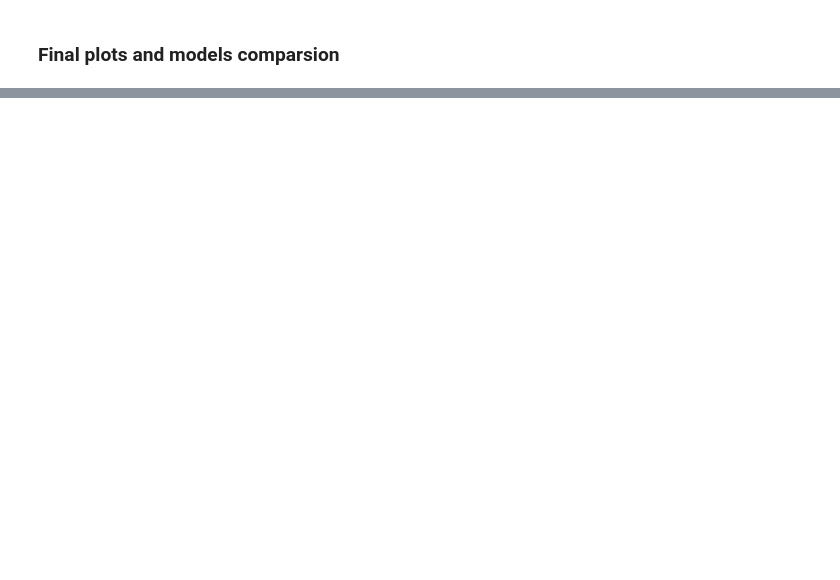
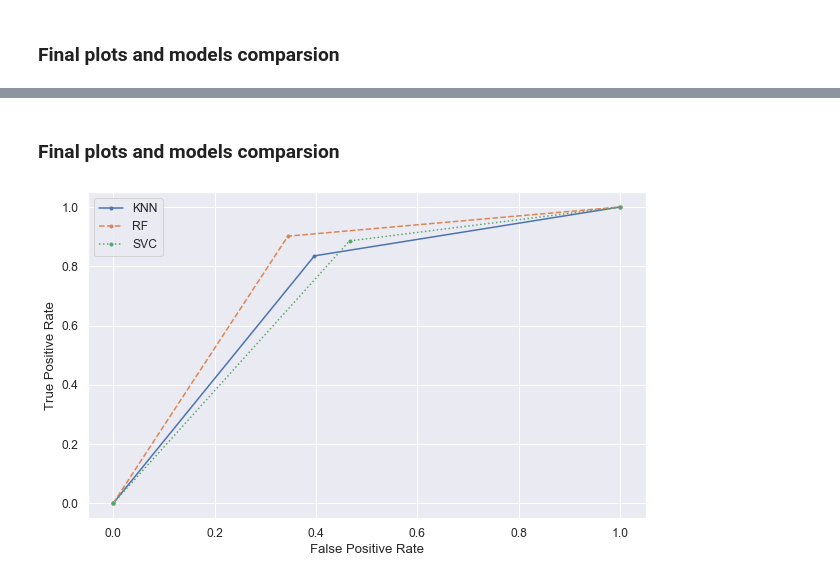
Before and after one commit to AngelusGi/HandsonMachineLarningOliveto, a Jupyter notebook: WineQualityProject/WineQuality.ipynb, the cells around one changed output, grey strips where cells are left out. Saved outputs shown, nothing was run; the diff lists cells and outputs as text; code cells hidden in the pictures; blank space fills up the shorter version.

```diff
--- a/WineQualityProject/WineQuality.ipynb
+++ b/WineQualityProject/WineQuality.ipynb
@@ -492,0 +547,6 @@ plot.show()
+# %%
+# Trainig SVC
+model = SVC().fit(x_train_scaled, y_train)
+
+# SVC prediction
+y_pred_svc = model.predict(x_test_scaled)
@@ -492,0 +570,6 @@ plot.show()
+# %%
+# Training Random Forest
+model = RandomForestClassifier().fit(x_train_scaled, y_train)
+
+# Random Forest prediction
+y_pred_rf = model.predict(x_test_scaled)
@@ -492,0 +616,6 @@ plot.show()
+# %%
+# Training KNN (10)
+model = KNeighborsClassifier(n_neighbors=10).fit(x_train_scaled, y_train)
+
+# KNN prediction
+y_pred_knn = model.predict(x_test_scaled)
@@ -492,0 +638,24 @@ plot.show()
+# %% [markdown]
+### Final plots and models comparsion
+# %%
+svc_fpr, svc_tpr, svc_th = roc_curve(y_test, y_pred_svc)
+rf_fpr, rf_tpr, rf_th = roc_curve(y_test, y_pred_rf)
+knn_fpr, knn_tpr, knn_th = roc_curve(y_test, y_pred_knn)
+
+# plot the roc curve for the model
+plot.figure(figsize=(10,6))
+plot.plot(knn_fpr, knn_tpr, marker='.', label='KNN')
+plot.plot(rf_fpr, rf_tpr, marker='.', linestyle='--', label='RF')
+plot.plot(svc_fpr, svc_tpr, marker='.', linestyle=':', label='SVC')
+
+# axis labels
+plot.xlabel('False Positive Rate')
+plot.ylabel('True Positive Rate')
+
+# show the legend
+plot.legend()
+
+# show the plot
+plot.show()
+# %% [output]
+[figure, added]
```
Also changed, not shown: parts of 18 cells of this notebook, 2 other files.
